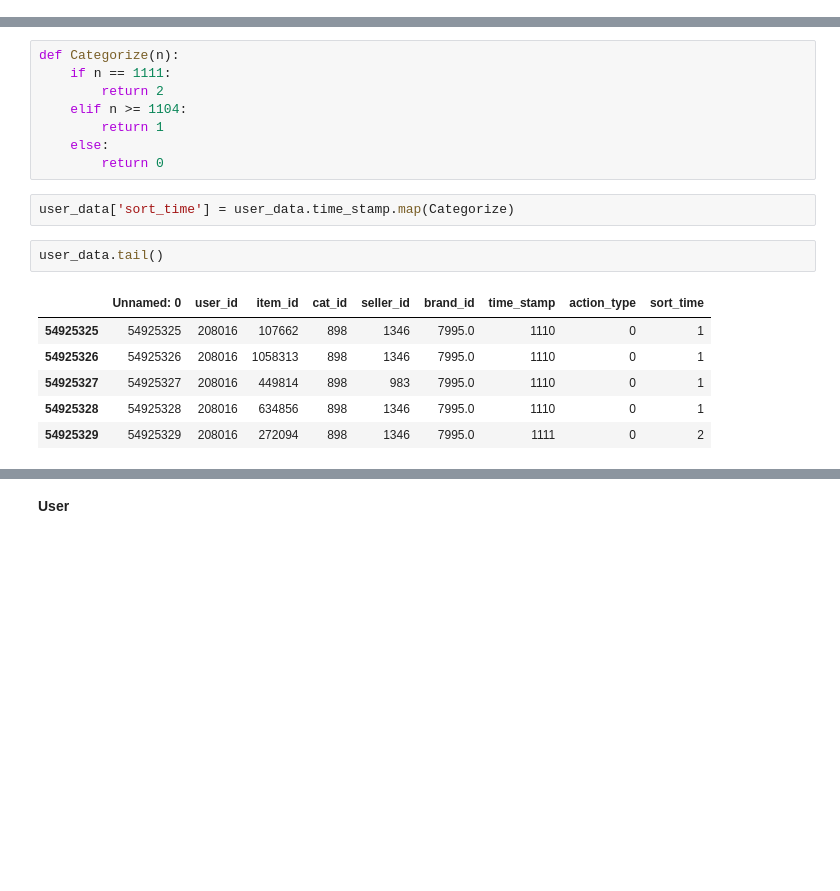
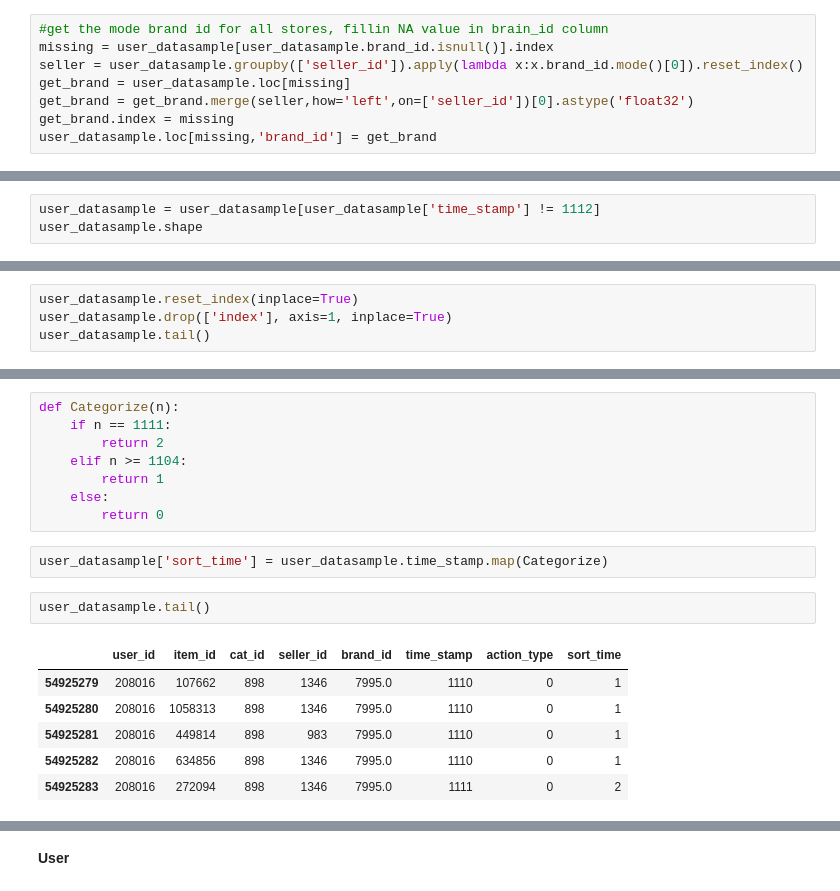
Before and after one commit to datamininggroupproject-tmall/Tmall_customer_behavior, a Jupyter notebook: feature_engineer_2/Part2.3_double11.ipynb, the cells around one changed output, grey strips where cells are left out. Drawn from its saved outputs; the diff is of its cells as text; blank space fills up the shorter version.

```diff
--- a/feature_engineer_2/Part2.3_double11.ipynb
+++ b/feature_engineer_2/Part2.3_double11.ipynb
@@ -10,0 +30,8 @@ user_data = pd.read_csv('cleaned_raw/user_data.csv')
+# %%
+#get the mode brand id for all stores, fillin NA value in brain_id column
+missing = user_datasample[user_datasample.brand_id.isnull()].index
+seller = user_datasample.groupby(['seller_id']).apply(lambda x:x.brand_id.mode()[0]).reset_index()
+get_brand = user_datasample.loc[missing]
+get_brand = get_brand.merge(seller,how='left',on=['seller_id'])[0].astype('float32')
+get_brand.index = missing
+user_datasample.loc[missing,'brand_id'] = get_brand
@@ -10,0 +99,3 @@ user_data = pd.read_csv('cleaned_raw/user_data.csv')
+# %%
+user_datasample = user_datasample[user_datasample['time_stamp'] != 1112]
+user_datasample.shape
@@ -10,0 +104,4 @@ user_data = pd.read_csv('cleaned_raw/user_data.csv')
+# %%
+user_datasample.reset_index(inplace=True)
+user_datasample.drop(['index'], axis=1, inplace=True)
+user_datasample.tail()
@@ -17,14 +121,14 @@ def Categorize(n):
     else:
         return 0
 # %%
-user_data['sort_time'] = user_data.time_stamp.map(Categorize)
+user_datasample['sort_time'] = user_datasample.time_stamp.map(Categorize)
 # %%
-user_data.tail()
+user_datasample.tail()
 # %% [output]
-|  | Unnamed: 0 | user_id | item_id | cat_id | seller_id | brand_id | time_stamp | action_type | sort_time |
-| 54925325 | 54925325 | 208016 | 107662 | 898 | 1346 | 7995.0 | 1110 | 0 | 1 |
-| 54925326 | 54925326 | 208016 | 1058313 | 898 | 1346 | 7995.0 | 1110 | 0 | 1 |
-| 54925327 | 54925327 | 208016 | 449814 | 898 | 983 | 7995.0 | 1110 | 0 | 1 |
-| 54925328 | 54925328 | 208016 | 634856 | 898 | 1346 | 7995.0 | 1110 | 0 | 1 |
-| 54925329 | 54925329 | 208016 | 272094 | 898 | 1346 | 7995.0 | 1111 | 0 | 2 |
+|  | user_id | item_id | cat_id | seller_id | brand_id | time_stamp | action_type | sort_time |
+| 54925279 | 208016 | 107662 | 898 | 1346 | 7995.0 | 1110 | 0 | 1 |
+| 54925280 | 208016 | 1058313 | 898 | 1346 | 7995.0 | 1110 | 0 | 1 |
+| 54925281 | 208016 | 449814 | 898 | 983 | 7995.0 | 1110 | 0 | 1 |
+| 54925282 | 208016 | 634856 | 898 | 1346 | 7995.0 | 1110 | 0 | 1 |
+| 54925283 | 208016 | 272094 | 898 | 1346 | 7995.0 | 1111 | 0 | 2 |
 # %%
```
Also changed, not shown: parts of 80 cells of this notebook.
